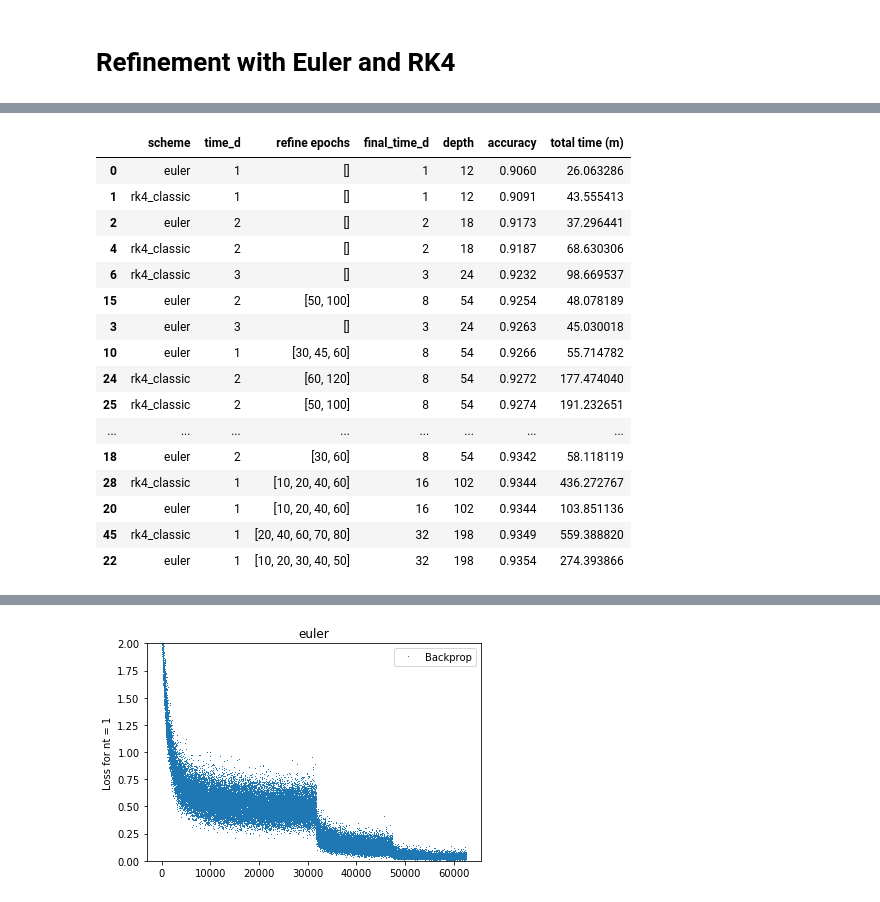
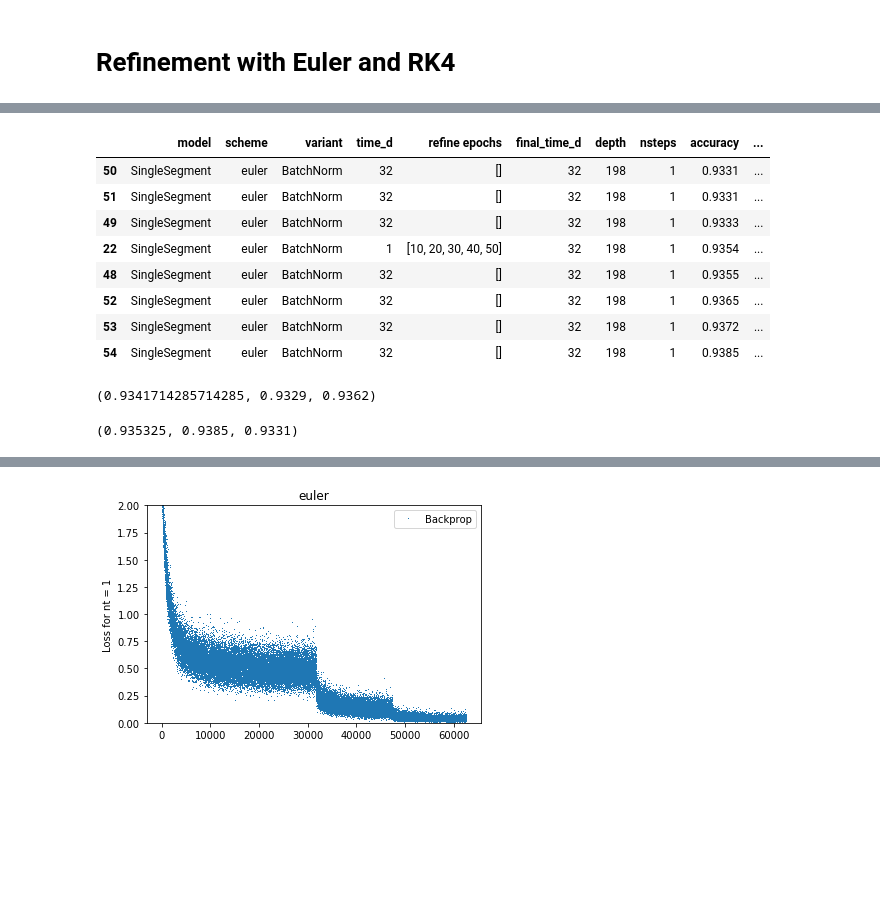
Before and after one commit to afqueiruga/StatefulOdeNets, a Jupyter notebook: cifar10_refinement_analysis.ipynb, the cells around one changed output, grey strips where cells are left out. Drawn from its saved outputs; the diff is of its cells as text; code cells hidden in the pictures; blank space fills up the shorter version.

```diff
--- a/cifar10_refinement_analysis.ipynb
+++ b/cifar10_refinement_analysis.ipynb
@@ -78,24 +81,26 @@ df.sort_values('accuracy')
-# %%
-_=df.loc[df.variant=='BatchNorm'].sort_values('accuracy')[["scheme","time_d","refine epochs","final_time_d","depth","accuracy","total time (m)"]]
-_
-# %% [output]
-|  | scheme | time_d | refine epochs | final_time_d | depth | accuracy | total time (m) |
-| 0 | euler | 1 | [] | 1 | 12 | 0.9060 | 26.063286 |
-| 1 | rk4_classic | 1 | [] | 1 | 12 | 0.9091 | 43.555413 |
-| 2 | euler | 2 | [] | 2 | 18 | 0.9173 | 37.296441 |
-| 4 | rk4_classic | 2 | [] | 2 | 18 | 0.9187 | 68.630306 |
-| 6 | rk4_classic | 3 | [] | 3 | 24 | 0.9232 | 98.669537 |
-| 15 | euler | 2 | [50, 100] | 8 | 54 | 0.9254 | 48.078189 |
-| 3 | euler | 3 | [] | 3 | 24 | 0.9263 | 45.030018 |
-| 10 | euler | 1 | [30, 45, 60] | 8 | 54 | 0.9266 | 55.714782 |
-| 24 | rk4_classic | 2 | [60, 120] | 8 | 54 | 0.9272 | 177.474040 |
-| 25 | rk4_classic | 2 | [50, 100] | 8 | 54 | 0.9274 | 191.232651 |
-| ... | ... | ... | ... | ... | ... | ... | ... |
-| 18 | euler | 2 | [30, 60] | 8 | 54 | 0.9342 | 58.118119 |
-| 28 | rk4_classic | 1 | [10, 20, 40, 60] | 16 | 102 | 0.9344 | 436.272767 |
-| 20 | euler | 1 | [10, 20, 40, 60] | 16 | 102 | 0.9344 | 103.851136 |
-| 45 | rk4_classic | 1 | [20, 40, 60, 70, 80] | 32 | 198 | 0.9349 | 559.388820 |
-| 22 | euler | 1 | [10, 20, 30, 40, 50] | 32 | 198 | 0.9354 | 274.393866 |
+# %%
+rk4_vals = df.loc[df.final_time_d==32].loc[df.scheme=="rk4_classic"].sort_values('accuracy')
+rk4_vals
+euler_vals = df.loc[df.final_time_d==32].loc[df.scheme=="euler"].sort_values('accuracy')
+euler_vals
+# %% [output]
+|  | model | scheme | variant | time_d | refine epochs | final_time_d | depth | nsteps | accuracy | ... |
+| 50 | SingleSegment | euler | BatchNorm | 32 | [] | 32 | 198 | 1 | 0.9331 | ... |
+| 51 | SingleSegment | euler | BatchNorm | 32 | [] | 32 | 198 | 1 | 0.9331 | ... |
+| 49 | SingleSegment | euler | BatchNorm | 32 | [] | 32 | 198 | 1 | 0.9333 | ... |
+| 22 | SingleSegment | euler | BatchNorm | 1 | [10, 20, 30, 40, 50] | 32 | 198 | 1 | 0.9354 | ... |
+| 48 | SingleSegment | euler | BatchNorm | 32 | [] | 32 | 198 | 1 | 0.9355 | ... |
+| 52 | SingleSegment | euler | BatchNorm | 32 | [] | 32 | 198 | 1 | 0.9365 | ... |
+| 53 | SingleSegment | euler | BatchNorm | 32 | [] | 32 | 198 | 1 | 0.9372 | ... |
+| 54 | SingleSegment | euler | BatchNorm | 32 | [] | 32 | 198 | 1 | 0.9385 | ... |
+# %%
+rk4_vals.accuracy.mean(), rk4_vals.accuracy.min(), rk4_vals.accuracy.max(),
+# %% [output]
+(0.9341714285714285, 0.9329, 0.9362)
+# %%
+euler_vals.accuracy.mean(), euler_vals.accuracy.max(), euler_vals.accuracy.min(),
+# %% [output]
+(0.935325, 0.9385, 0.9331)
 # %%
 print(_.to_latex(index=False))
 # %% [output]
```
Also changed, not shown: parts of 10 cells of this notebook, 10 other files.
